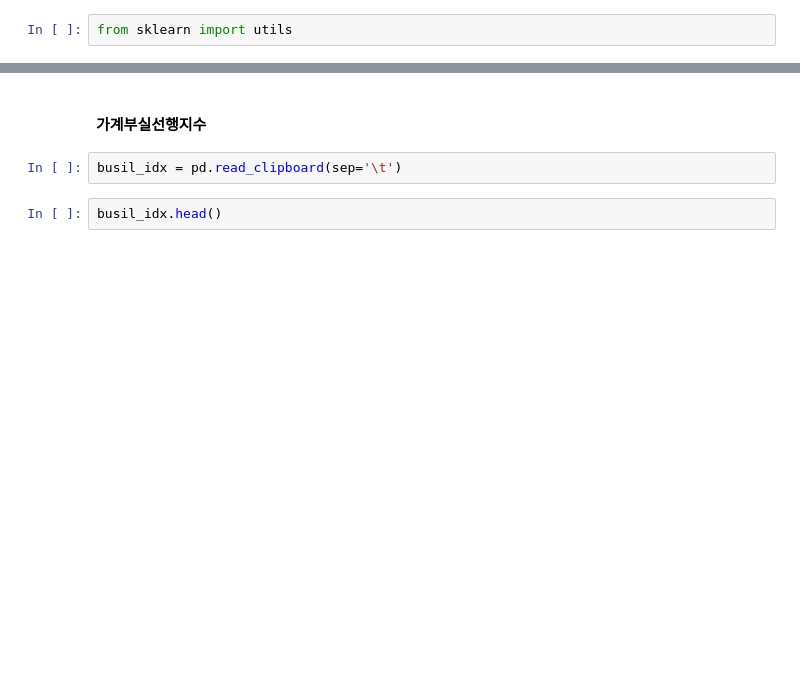
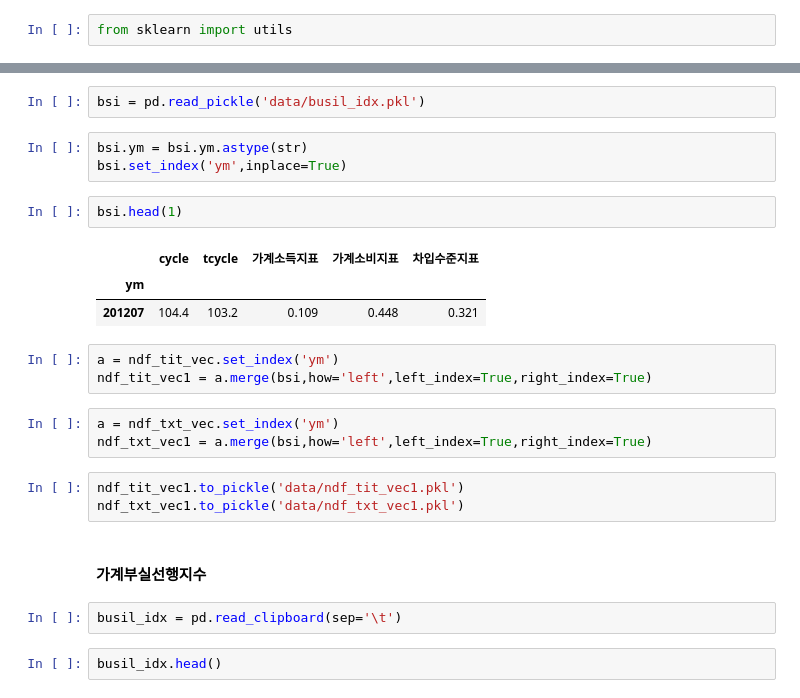
Before and after one commit to jeonghyunwoo/pub_data, a Jupyter notebook: social_doc2vec.ipynb, the cells around one changed output, grey strips where cells are left out. Cells and saved outputs as stored; diff of their text form; blank space fills up the shorter version.

```diff
--- a/social_doc2vec.ipynb
+++ b/social_doc2vec.ipynb
@@ -304,3 +309,23 @@ ndf.tag_txt[0][0].words[:5] # 이걸 가지고 벡터라이즈 한다
+# %%
+bsi = pd.read_pickle('data/busil_idx.pkl')
+# %%
+bsi.ym = bsi.ym.astype(str)
+bsi.set_index('ym',inplace=True)
+# %%
+bsi.head(1)
+# %% [output]
+|  | cycle | tcycle | 가계소득지표 | 가계소비지표 | 차입수준지표 |
+| ym |  |  |  |  |  |
+| 201207 | 104.4 | 103.2 | 0.109 | 0.448 | 0.321 |
+# %%
+a = ndf_tit_vec.set_index('ym')
+ndf_tit_vec1 = a.merge(bsi,how='left',left_index=True,right_index=True)
+# %%
+a = ndf_txt_vec.set_index('ym')
+ndf_txt_vec1 = a.merge(bsi,how='left',left_index=True,right_index=True)
+# %%
+ndf_tit_vec1.to_pickle('data/ndf_tit_vec1.pkl')
+ndf_txt_vec1.to_pickle('data/ndf_txt_vec1.pkl')
 # %% [markdown]
 #### 가계부실선행지수
 # %%
```
Also changed, not shown: parts of 32 cells of this notebook.
